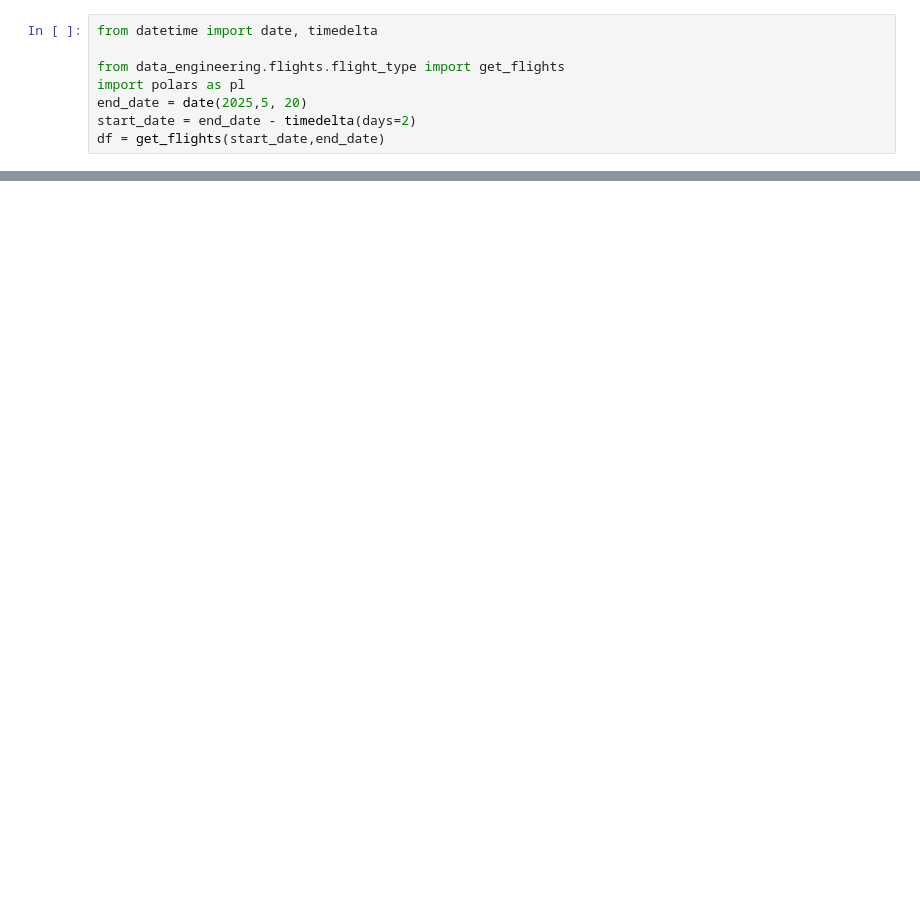
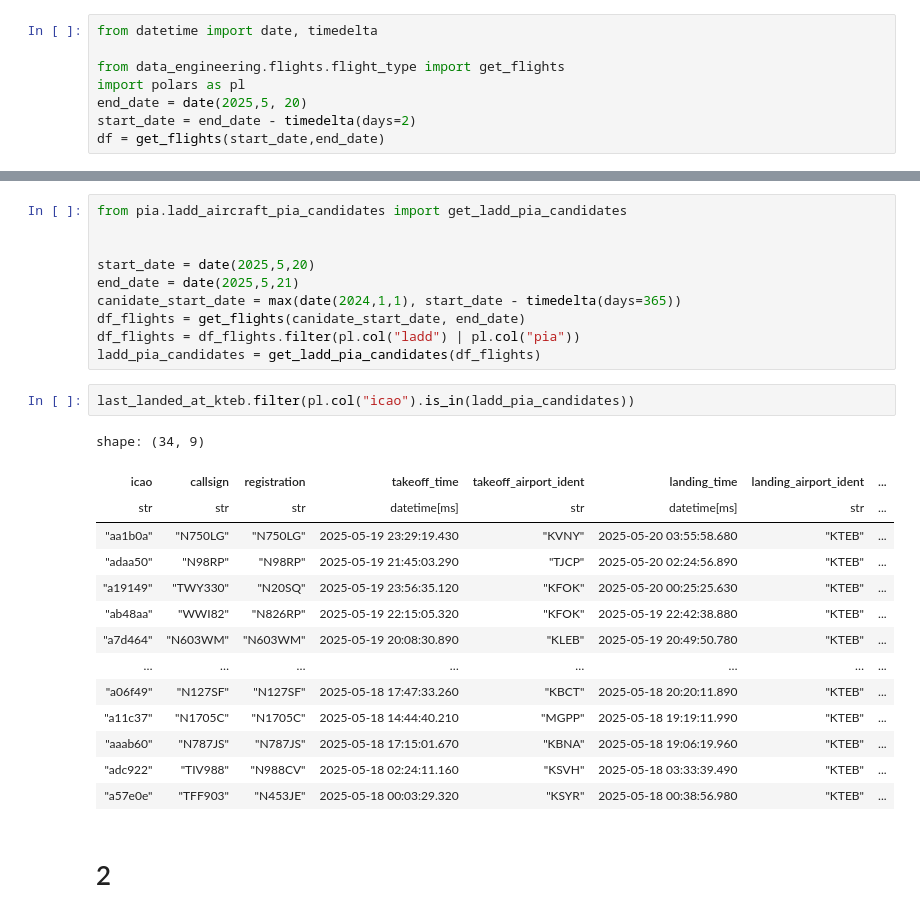
Before and after one commit to PlaneQuery/planequery-data, a Jupyter notebook: notebooks/pia/resolver.ipynb, the cells around one changed output, grey strips where cells are left out. Saved outputs shown, nothing was run; the diff lists cells and outputs as text; blank space fills up the shorter version.

```diff
--- a/notebooks/pia/resolver.ipynb
+++ b/notebooks/pia/resolver.ipynb
@@ -27,0 +56,29 @@ shape: (176, 15)
+# %%
+from pia.ladd_aircraft_pia_candidates import get_ladd_pia_candidates
+
+
+start_date = date(2025,5,20)
+end_date = date(2025,5,21)
+canidate_start_date = max(date(2024,1,1), start_date - timedelta(days=365))
+df_flights = get_flights(canidate_start_date, end_date)
+df_flights = df_flights.filter(pl.col("ladd") | pl.col("pia"))
+ladd_pia_candidates = get_ladd_pia_candidates(df_flights)
+# %%
+last_landed_at_kteb.filter(pl.col("icao").is_in(ladd_pia_candidates))
+# %% [output]
+shape: (34, 9)
+| icao | callsign | registration | takeoff_time | takeoff_airport_ident | landing_time | landing_airport_ident | ... |
+| str | str | str | datetime[ms] | str | datetime[ms] | str | ... |
+| "aa1b0a" | "N750LG" | "N750LG" | 2025-05-19 23:29:19.430 | "KVNY" | 2025-05-20 03:55:58.680 | "KTEB" | ... |
+| "adaa50" | "N98RP" | "N98RP" | 2025-05-19 21:45:03.290 | "TJCP" | 2025-05-20 02:24:56.890 | "KTEB" | ... |
+| "a19149" | "TWY330" | "N20SQ" | 2025-05-19 23:56:35.120 | "KFOK" | 2025-05-20 00:25:25.630 | "KTEB" | ... |
+| "ab48aa" | "WWI82" | "N826RP" | 2025-05-19 22:15:05.320 | "KFOK" | 2025-05-19 22:42:38.880 | "KTEB" | ... |
+| "a7d464" | "N603WM" | "N603WM" | 2025-05-19 20:08:30.890 | "KLEB" | 2025-05-19 20:49:50.780 | "KTEB" | ... |
+| … | … | … | … | … | … | … | ... |
+| "a06f49" | "N127SF" | "N127SF" | 2025-05-18 17:47:33.260 | "KBCT" | 2025-05-18 20:20:11.890 | "KTEB" | ... |
+| "a11c37" | "N1705C" | "N1705C" | 2025-05-18 14:44:40.210 | "MGPP" | 2025-05-18 19:19:11.990 | "KTEB" | ... |
+| "aaab60" | "N787JS" | "N787JS" | 2025-05-18 17:15:01.670 | "KBNA" | 2025-05-18 19:06:19.960 | "KTEB" | ... |
+| "adc922" | "TIV988" | "N988CV" | 2025-05-18 02:24:11.160 | "KSVH" | 2025-05-18 03:33:39.490 | "KTEB" | ... |
+| "a57e0e" | "TFF903" | "N453JE" | 2025-05-18 00:03:29.320 | "KSYR" | 2025-05-18 00:38:56.980 | "KTEB" | ... |
+# %% [markdown]
+# 2
```
Also changed, not shown: parts of 18 cells of this notebook, 1 other file.
